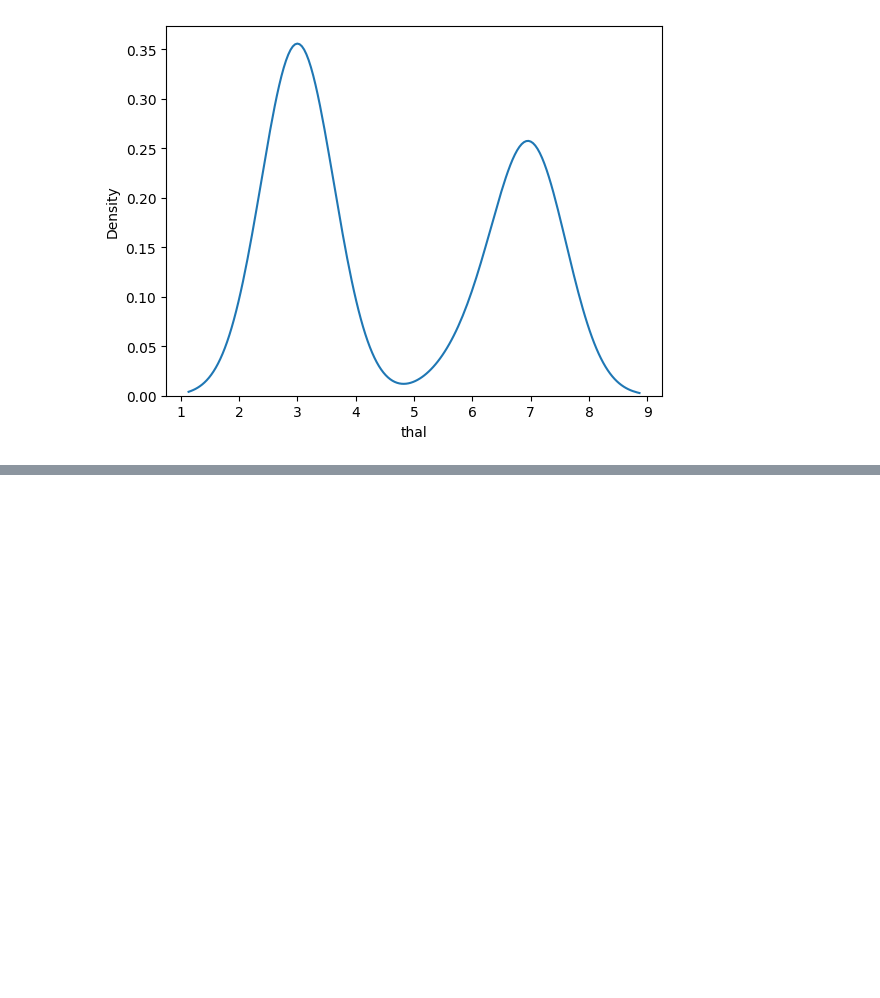
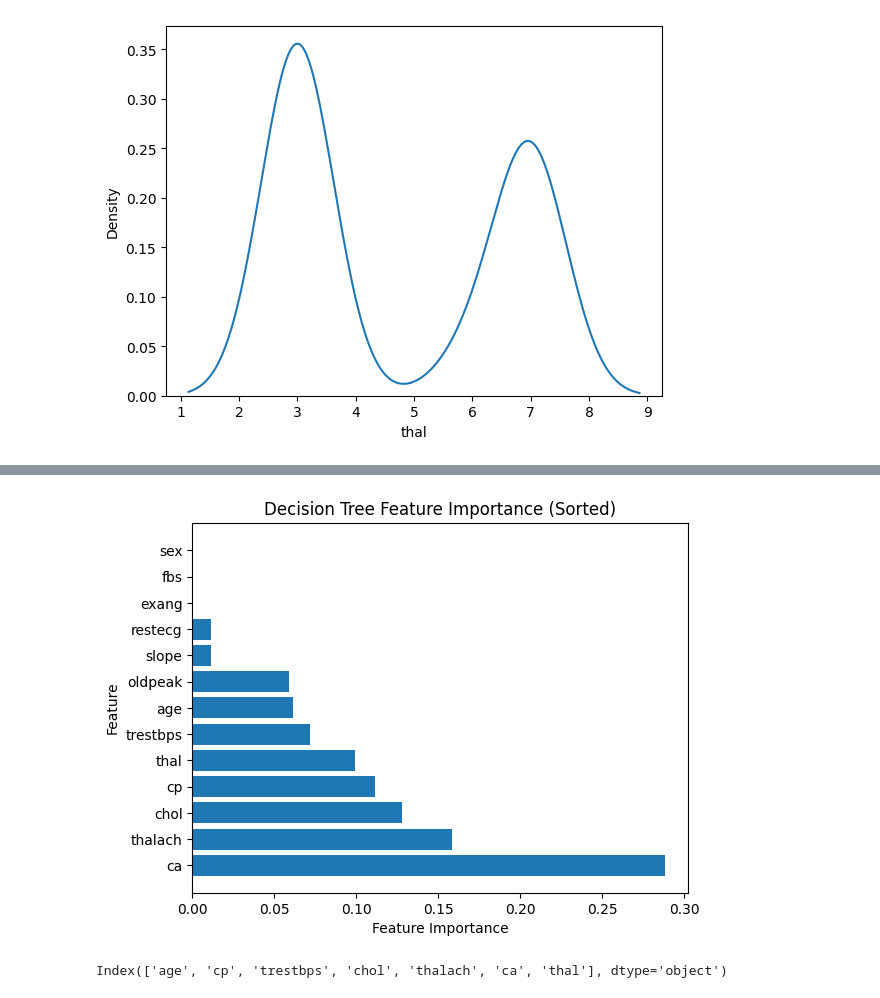
Before and after one commit to JOCRZ/TechnoHacks_Internship, a Jupyter notebook: Project2/Project2.ipynb, the cells around one changed output, grey strips where cells are left out. Cells and saved outputs as stored; diff of their text form; code cells hidden in the pictures; blank space fills up the shorter version.

```diff
--- a/Project2/Project2.ipynb
+++ b/Project2/Project2.ipynb
@@ -207,0 +323,27 @@ X_train, X_valid, y_train, y_valid = train_test_split(X_temp, y_temp, test_size=
+# %%
+import matplotlib.pyplot as plt
+
+# Assuming 'features' and 'feature_importances' are already defined
+# You can sort them based on feature_importances
+sorted_indices = feature_importances.argsort()[::-1]
+sorted_features = features[sorted_indices]
+sorted_importances = feature_importances[sorted_indices]
+
+# Create a horizontal bar chart
+plt.barh(sorted_features, sorted_importances)
+
+# Add labels and title
+plt.xlabel('Feature Importance')
+plt.ylabel('Feature')
+plt.title('Decision Tree Feature Importance (Sorted)')
+
+# Show the plot
+plt.show()
+# %% [output]
+[figure, added]
+# %%
+threshold = 0.06  # Set your own threshold
+selected_features = features[feature_importances > threshold]
+selected_features
+# %% [output]
+Index(['age', 'cp', 'trestbps', 'chol', 'thalach', 'ca', 'thal'], dtype='object')
```
Also changed, not shown: parts of 16 cells of this notebook.
